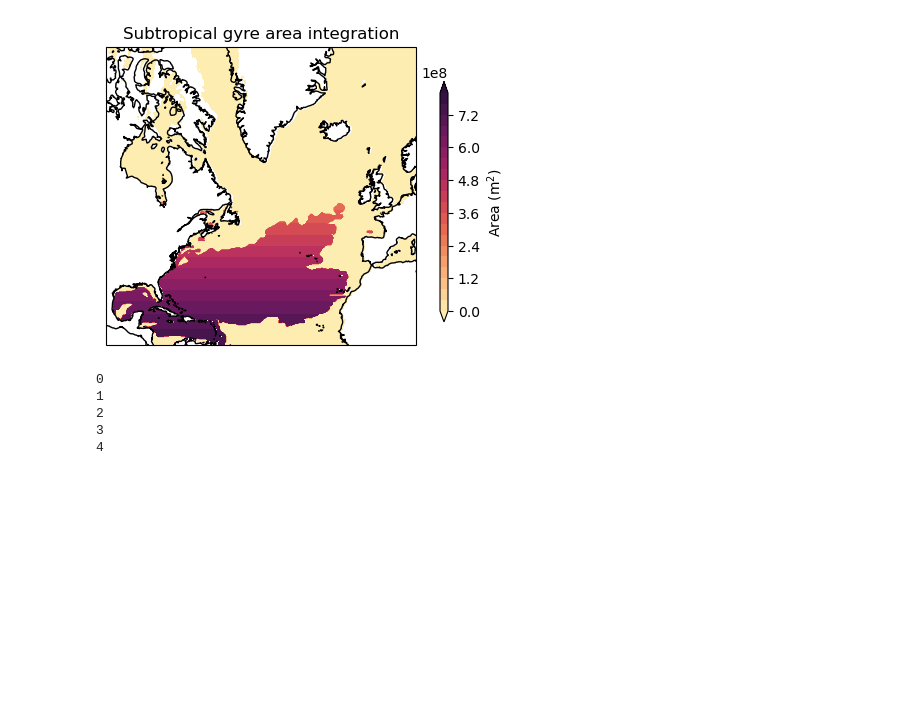
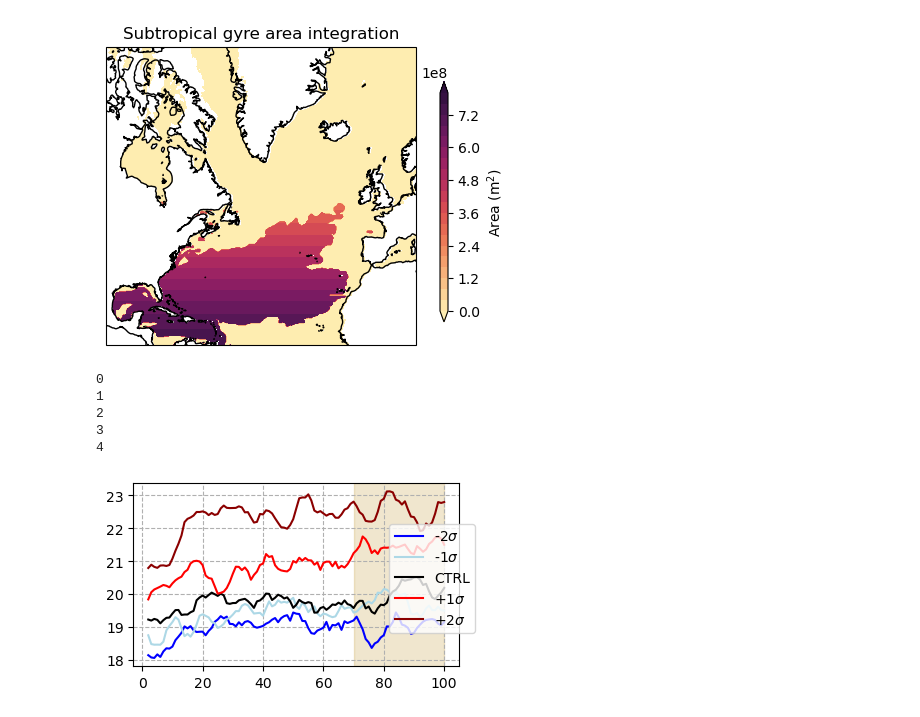
Before and after one commit to dhruvbhagtani/NAO-vorticity-budget-gyres, a Jupyter notebook: Subtropical-analysis.ipynb, the cells around one changed output. Cells and saved outputs as stored; diff of their text form; code cells hidden in the pictures; blank space fills up the shorter version.

```diff
--- a/Subtropical-analysis.ipynb
+++ b/Subtropical-analysis.ipynb
@@ -47,7 +49,8 @@ y_min, y_max = 10, 75
 ρ0 = 1035
 
 var_name = 'beta_v'
-color_values = ['blue', 'lightblue', 'black', 'red', 'darkred']
+#color_values = ['blue', 'lightblue', 'black', 'red', 'darkred']
+color_values = ['mediumblue', 'cornflowerblue', 'black', 'red', 'darkred']
 expt_labels = ['-2$\sigma$', '-1$\sigma$', 'CTRL', '+1$\sigma$', '+2$\sigma$']
 # %%
 base_dir = '/g/data/x77/db6174/Project_3/North-Atlantic-Oscillation-tests/NETCDF/'
@@ -63,7 +66,7 @@ expt = ['mom6-om4-025-RYF-negativeNAO-2.0',
         'mom6-om4-025-RYF-positiveNAO-1.0',
         'mom6-om4-025-RYF-positiveNAO-2.0']
 
-db = '/scratch/x77/db6174/mom6/archive/databases/cc_database_RYF_control.db'
+db = '/g/data/hh5/tmp/db6174/mom6/archive/databases/cc_database_RYF_control.db'
 session = cc.database.create_session(db)
 # %%
 x_min_subtropics, x_max_subtropics = -100, 0
@@ -337,8 +340,6 @@ cutoff_whole = 0
 mask_Ψ_improved = mask_with_interpolation(Ψ_NA_tmean, mask_Ψ, cutoff_whole, gyre_type = 'subtropical')
 # %%
 var_list = ['beta_v', 'BPT', 'curl_NL', 'curl_taus', 'curl_taub', 'curl_diff', 'mass_flux', 'curl_dudt', 'eta_dt']
-expt_labels = ['-2$\sigma$', '-1$\sigma$', 'CTRL', '+1$\sigma$', '+2$\sigma$']
-color_values = ['blue', 'lightblue', 'black', 'red', 'darkred']
 # %%
 def find_last_one(arr):
     return np.array([np.max(np.where(row!=0)) if np.any(row!=0) else -1 for row in arr])
@@ -368,8 +369,6 @@ def masks_separation_gyre_strength(mask_western_gyre_improved, mask_Ψ_improved)
 
     return mask_GS_west, mask_GS_east
 # %%
-expt_labels = ['-2$\sigma$', '-1$\sigma$', 'CTRL', '+1$\sigma$', '+2$\sigma$']
-color_values = ['blue', 'lightblue', 'black', 'red', 'darkred']
 #var_list_subset = ['BPT', 'curl_NL', 'curl_taus', 'curl_taub', 'curl_diff', 'mass_flux', 'curl_dudt', 'eta_dt']
 gyre_strength_comparison = np.zeros(5)
 
@@ -420,6 +419,27 @@ for j, expt_name in enumerate(dir_names):
 2
 3
 4
+# %%
+fig, axes = plt.subplots(nrows = 1, ncols = 1, figsize = (2.6 * 1.4, 1.7 * 1.4))
+
+for j, expt_name in enumerate(dir_names):
+    Ψ_NA_tmean, Ψ_gyre_strength = gyre_percentile_subtropics_all_years(expt[j], 0.95, time_mean = False)
+    axes.plot(np.linspace(1, 100, 100), Ψ_gyre_strength.rolling(time = 5, min_periods = 2).mean().values, color = color_values[j],
+                 label = expt_labels[j])
+axes.set_title('')
+axes.set_ylabel('')
+axes.set_xlabel('')
+#axes.set_title('a. Barotropic streamfunction', fontsize = 10)
+#axes.set_ylabel('Subtropical gyre strength (Sv)')
+#axes.set_xlabel('Time (years)')
+axes.legend(loc = 'center right', bbox_to_anchor = (1.05, 0.48), borderaxespad = 0., ncol = 1)
+axes.axvspan(xmin = 70, xmax = 100, alpha = 0.2, color = 'darkgoldenrod')
+axes.grid(True, ls = '--')
+
+plt.savefig('/g/data/x77/db6174/Project_3/North-Atlantic-Oscillation-tests/Figures/Draft_figures/Subtropical-gyre-TS.jpg', bbox_inches = 'tight',
+            dpi = 300, transparent=True)
+# %% [output]
+[figure, added]
 # %%
 fig = plt.figure()
 fig.set_figheight(4.2 * 1.4)
```
Also changed, not shown: parts of 3 cells of this notebook, 1 other file.
